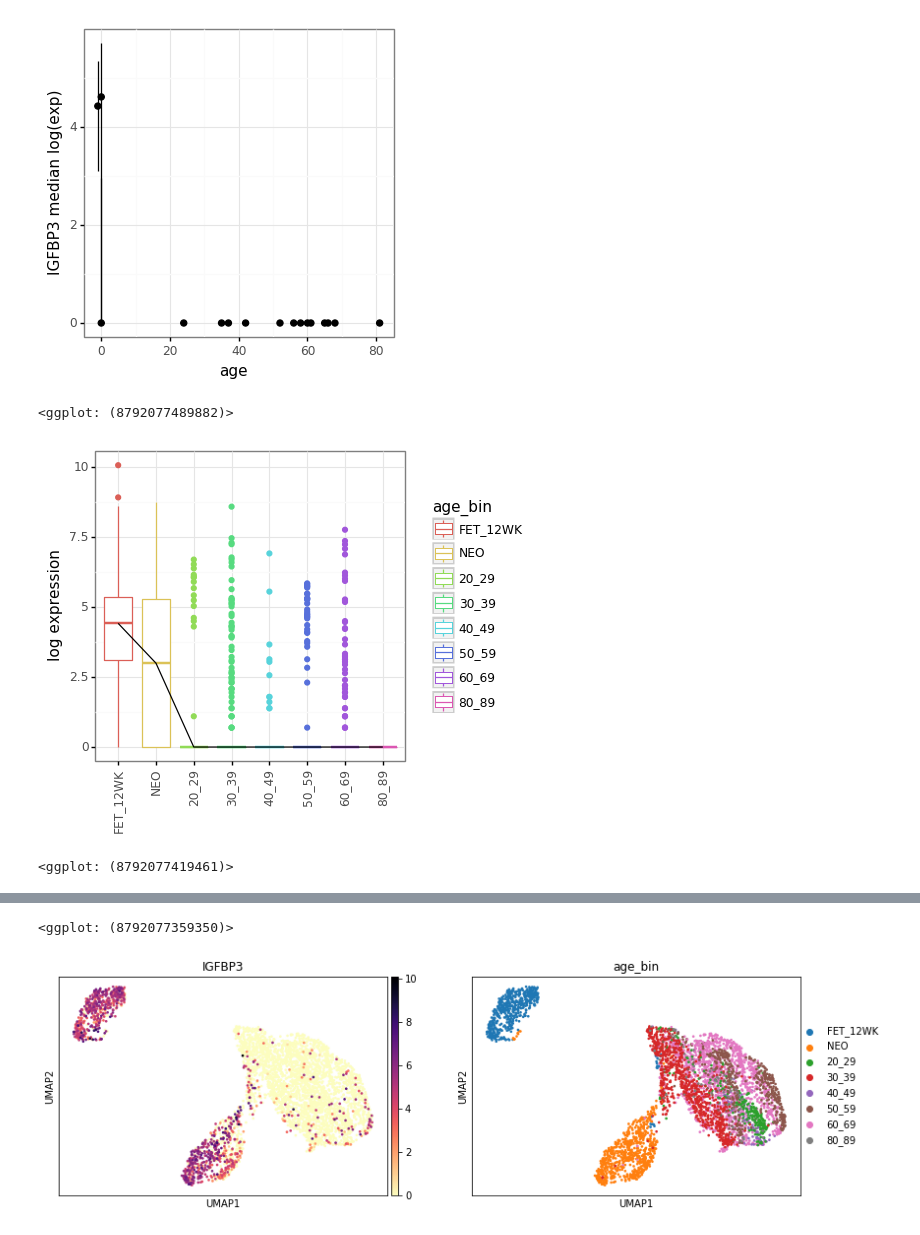
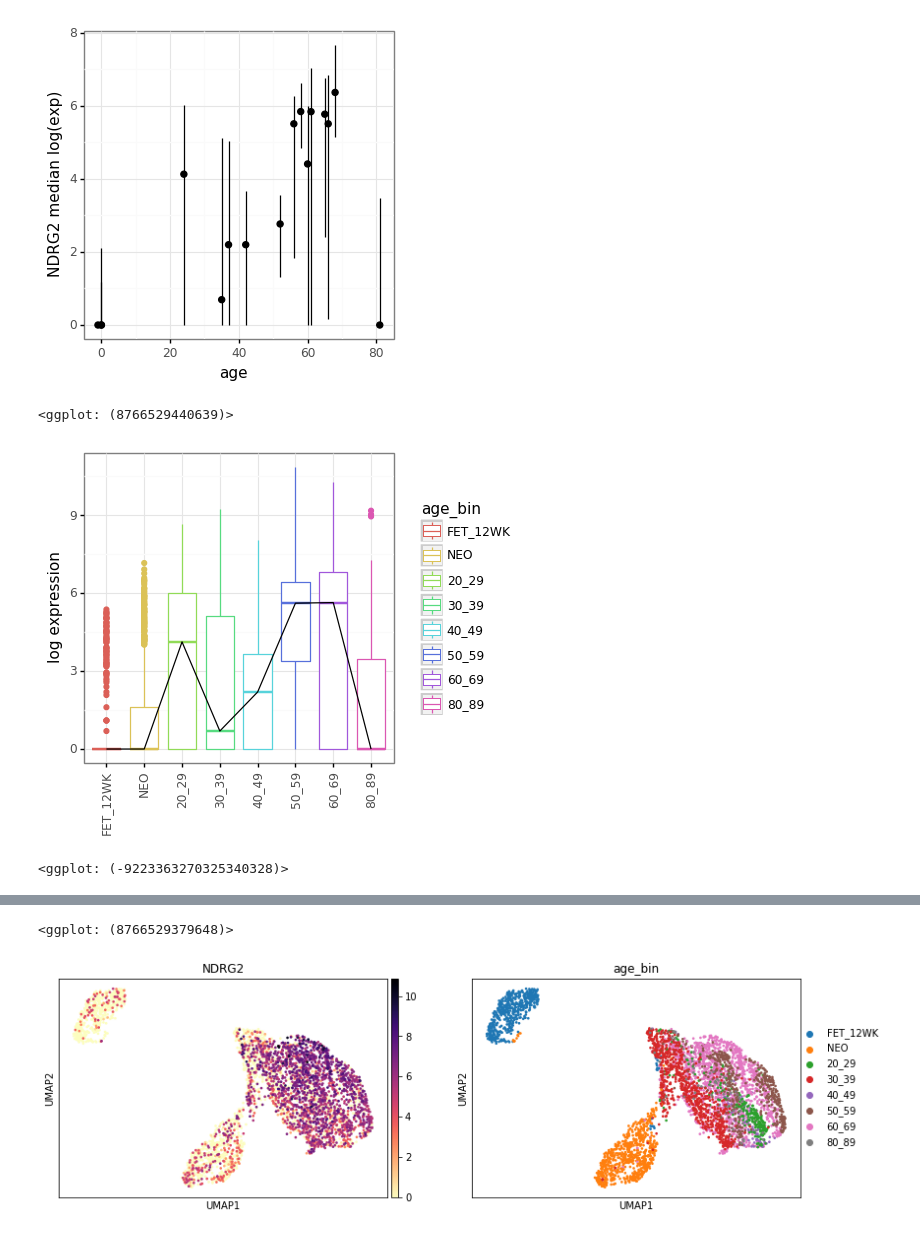
Before and after one commit to czbiohub/darmanis_group_DL_notebook, a Jupyter notebook: DL20190123_mel_aging_correlation_analysis-PUBLIC.ipynb, the cells around one changed output, grey strips where cells are left out. Cells and saved outputs as stored; diff of their text form; code cells hidden in the pictures.

```diff
--- a/DL20190123_mel_aging_correlation_analysis-PUBLIC.ipynb
+++ b/DL20190123_mel_aging_correlation_analysis-PUBLIC.ipynb
@@ -127,35 +125,35 @@ This gene is a member of the insulin-like growth factor binding protein (IGFBP)
 # %%
 ###############################################
 ###############################################
 # Single-gene expression statistics
 # Returns single-gene expression statistics as a function of true age
 ###############################################
 ###############################################
 
 # Specify gene symbol
-gene = 'IGFBP3'
+gene = 'NDRG2'
 
 # Specify age-binning: 'age_group' = 30-yr bins, 'age_bin' = 10-yr bins
 groupby='age_bin'
 
 ###############################################
 
 # true age
 true_age_exp(gene, input_adata)
 
 # binned age
 gene2plots(input_adata, gene, groupby)
 sc.pl.umap(input_adata, color=[gene, groupby], cmap='magma_r')
 sc.pl.umap(full_adata, color=[gene, groupby], cmap='magma_r')
 
 out = symbol2field(gene)
 output = [print(f'{idx}: ',
        x['query'],
        '\n',x['summary']) if ('summary' in x.keys()) else print(f'{idx}: ',
                                                                 x['query'],
                                                                 '\n','N/A') for idx, x in enumerate(out)]
 # %% [output]
-[figure, old version]
+[figure, new version]
-<ggplot: (8792077489882)>
+<ggplot: (8766529440639)>
-[figure, old version]
+[figure, new version]
-<ggplot: (8792077419461)>
+<ggplot: (-9223363270325340328)>
@@ -163,2 +161,2 @@ output = [print(f'{idx}: ',
-<ggplot: (8792077359350)>
+<ggplot: (8766529379648)>
-[figure, old version]
+[figure, new version]
```
Also changed, not shown: parts of 3 cells of this notebook, 3 other files.
